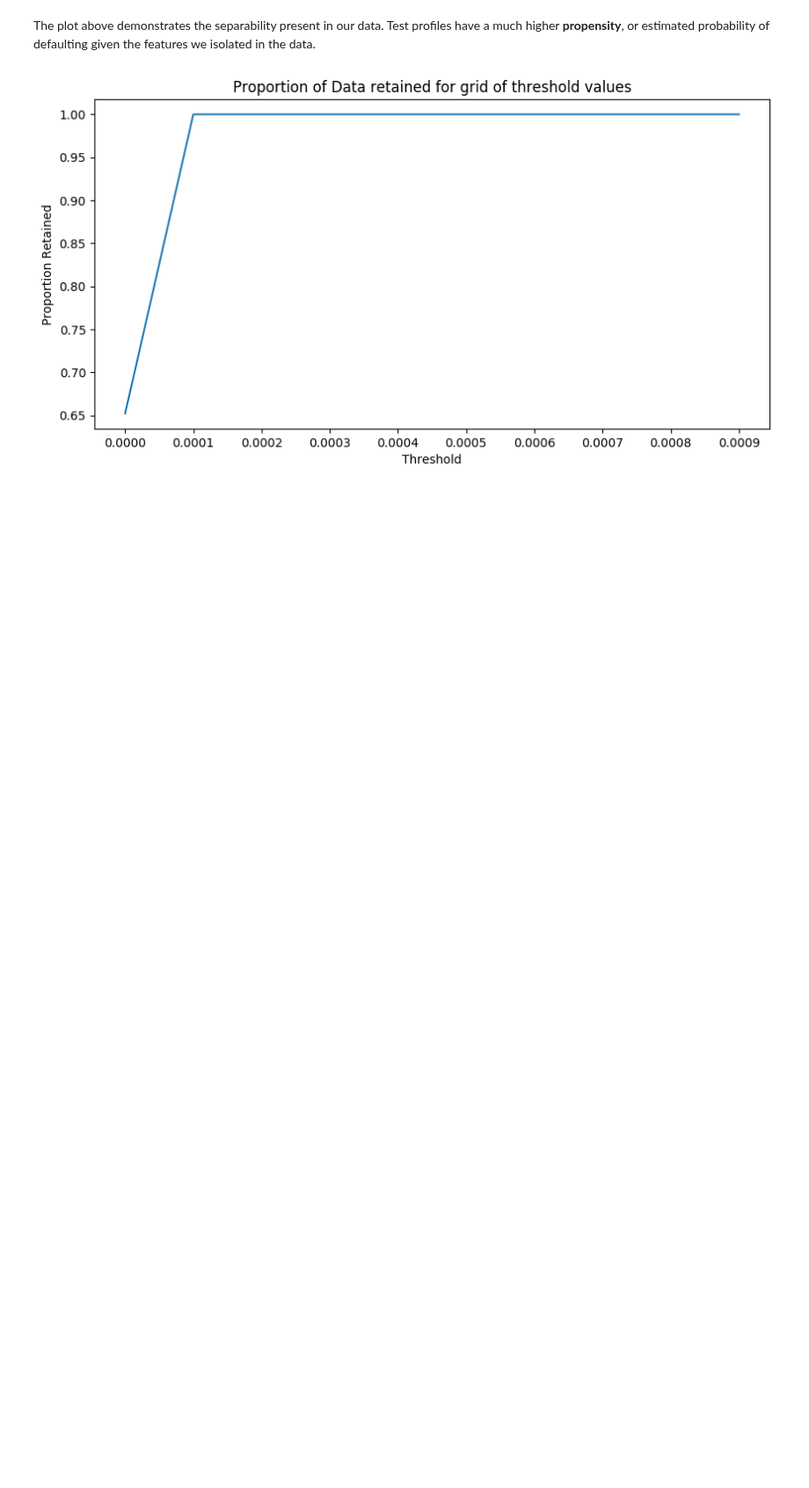
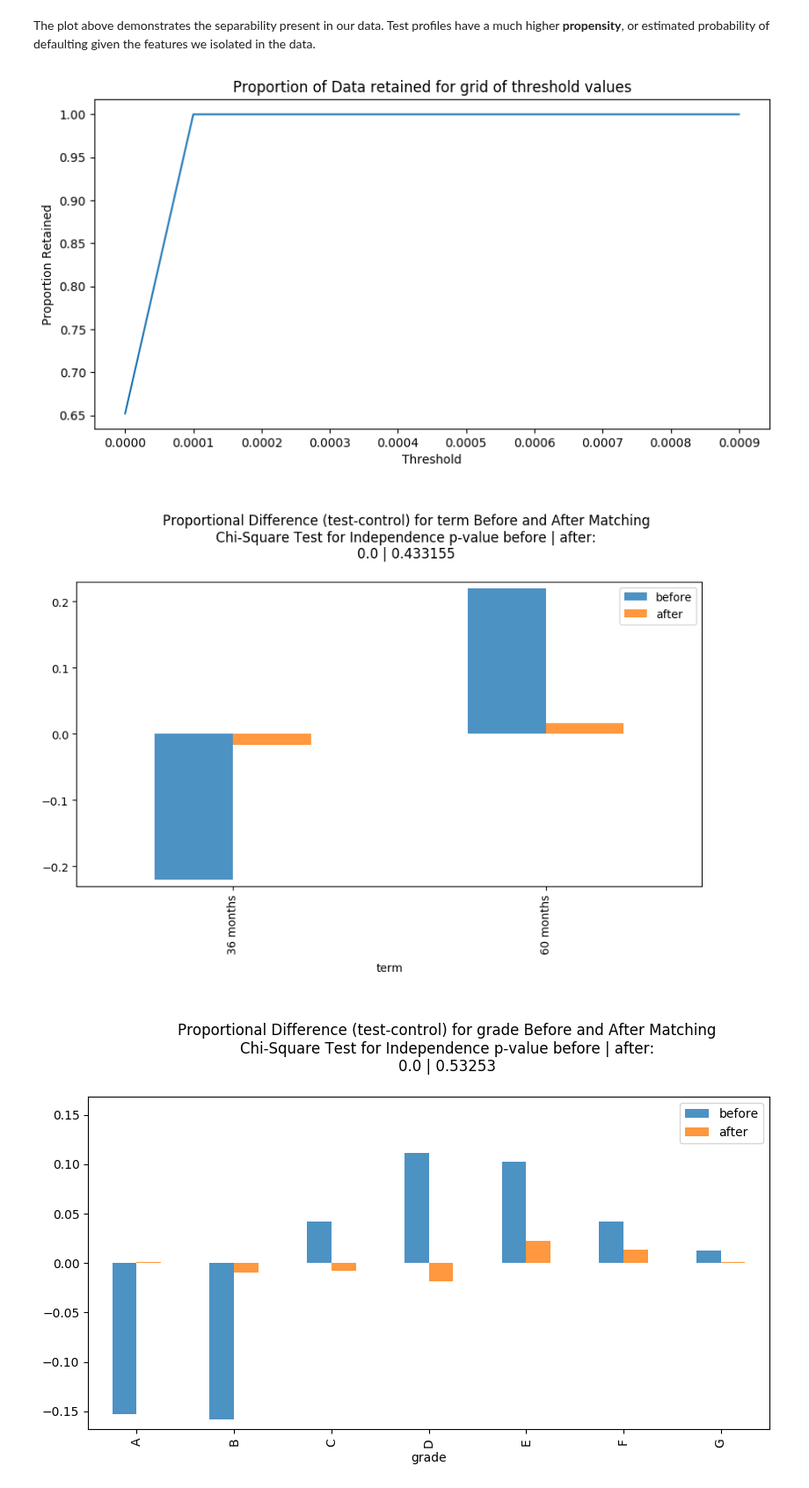
Before and after one commit to benmiroglio/pymatch, a Jupyter notebook: Example.ipynb, the cells around one changed output. Shown at 88% size. Saved outputs shown, nothing was run; the diff lists cells and outputs as text; code cells hidden in the pictures; blank space fills up the shorter version.

```diff
--- a/Example.ipynb
+++ b/Example.ipynb
@@ -79,0 +82,5 @@ m.compare_discrete()
+# %%
+cd = m.compare_discrete(return_table=True)
+# %% [output]
+[figure, added]
+[figure, added]
```
Also changed, not shown: parts of 10 cells of this notebook, 15 other files.
